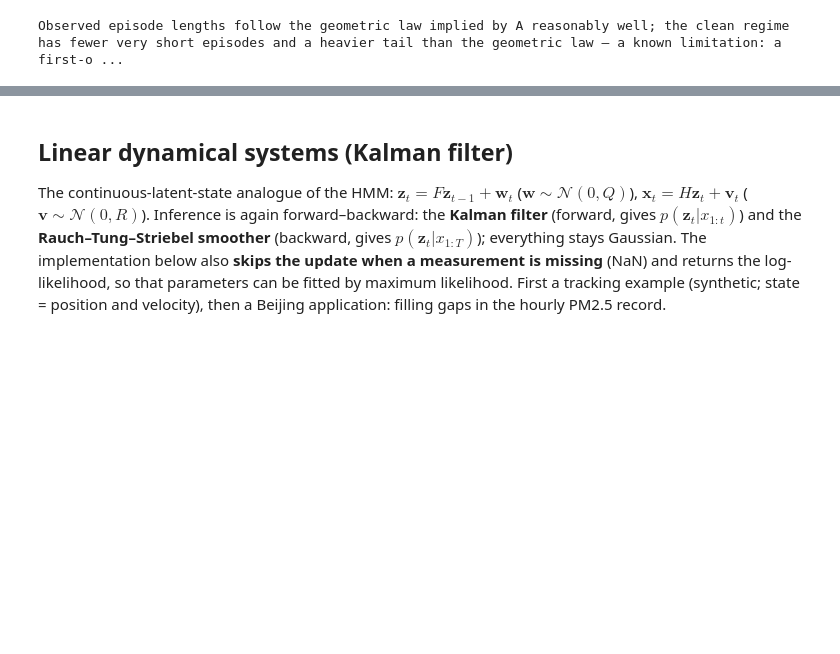
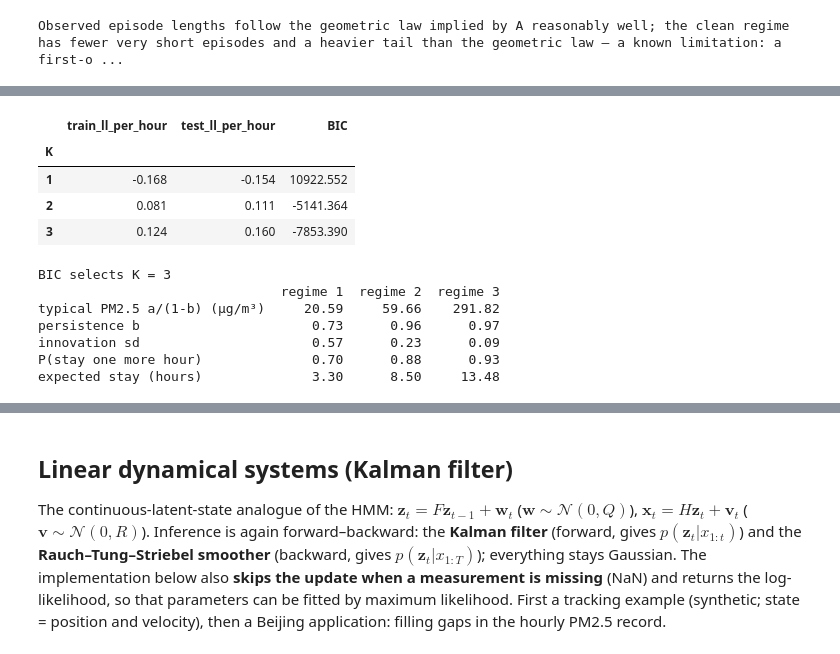
Before and after one commit to Cosmos-0118/ML-Pratice, a Jupyter notebook: Week_04_Hidden_Markov_Models.ipynb, the cells around one changed output, grey strips where cells are left out. Cells and saved outputs as stored; diff of their text form; code cells hidden in the pictures; blank space fills up the shorter version.

```diff
--- a/Week_04_Hidden_Markov_Models.ipynb
+++ b/Week_04_Hidden_Markov_Models.ipynb
@@ -553 +697,23 @@ Observed episode lengths follow the geometric law implied by A reasonably well;
+# %%
+rows, hmsar = [], {}
+for K in range(1, 4):
+    m = MSAR(K, n_iter=40, tol=1e-2, seed=0).fit(h_train, n_restarts=2); hmsar[K] = m
+    tl = sum(m.score(v) - (m.score(v[:k]) if k else 0.0) for (ix, v), k in zip(hruns, kt) if len(v) > k); tn = sum(len(v) - max(k, 1) for (ix, v), k in zip(hruns, kt) if len(v) > k)
+    rows.append(dict(K=K, train_ll_per_hour=m.loglik_ / m.n_obs_, test_ll_per_hour=tl / tn, BIC=m.bic()))
+selh2 = pd.DataFrame(rows).set_index("K"); display(selh2.round(3)); Kms = int(selh2["BIC"].idxmin()); print("BIC selects K =", Kms)
+mh = hmsar[Kms]; o_ = np.argsort(mh.a_ / (1 - mh.b_)); mh.pi_, mh.A_, mh.a_, mh.b_, mh.var_ = mh.pi_[o_], mh.A_[np.ix_(o_, o_)], mh.a_[o_], mh.b_[o_], mh.var_[o_]
+print(pd.DataFrame({"typical PM2.5 a/(1-b) (µg/m³)": np.exp(mh.a_ / (1 - mh.b_)), "persistence b": mh.b_, "innovation sd": np.sqrt(mh.var_), "P(stay one more hour)": np.diag(mh.A_), "expected stay (hours)": 1 / (1 - np.diag(mh.A_))}, index=[f"regime {k+1}" for k in range(Kms)]).round(2).T.to_string())
+# %% [output]
+|  | train_ll_per_hour | test_ll_per_hour | BIC |
+| K |  |  |  |
+| 1 | -0.168 | -0.154 | 10922.552 |
+| 2 | 0.081 | 0.111 | -5141.364 |
+| 3 | 0.124 | 0.160 | -7853.390 |
+BIC selects K = 3
+                               regime 1  regime 2  regime 3
+typical PM2.5 a/(1-b) (µg/m³)     20.59     59.66    291.82
+persistence b                      0.73      0.96      0.97
+innovation sd                      0.57      0.23      0.09
+P(stay one more hour)              0.70      0.88      0.93
+expected stay (hours)              3.30      8.50     13.48
 # %% [markdown]
```
Also changed, not shown: parts of 18 cells of this notebook, 3 other files.
